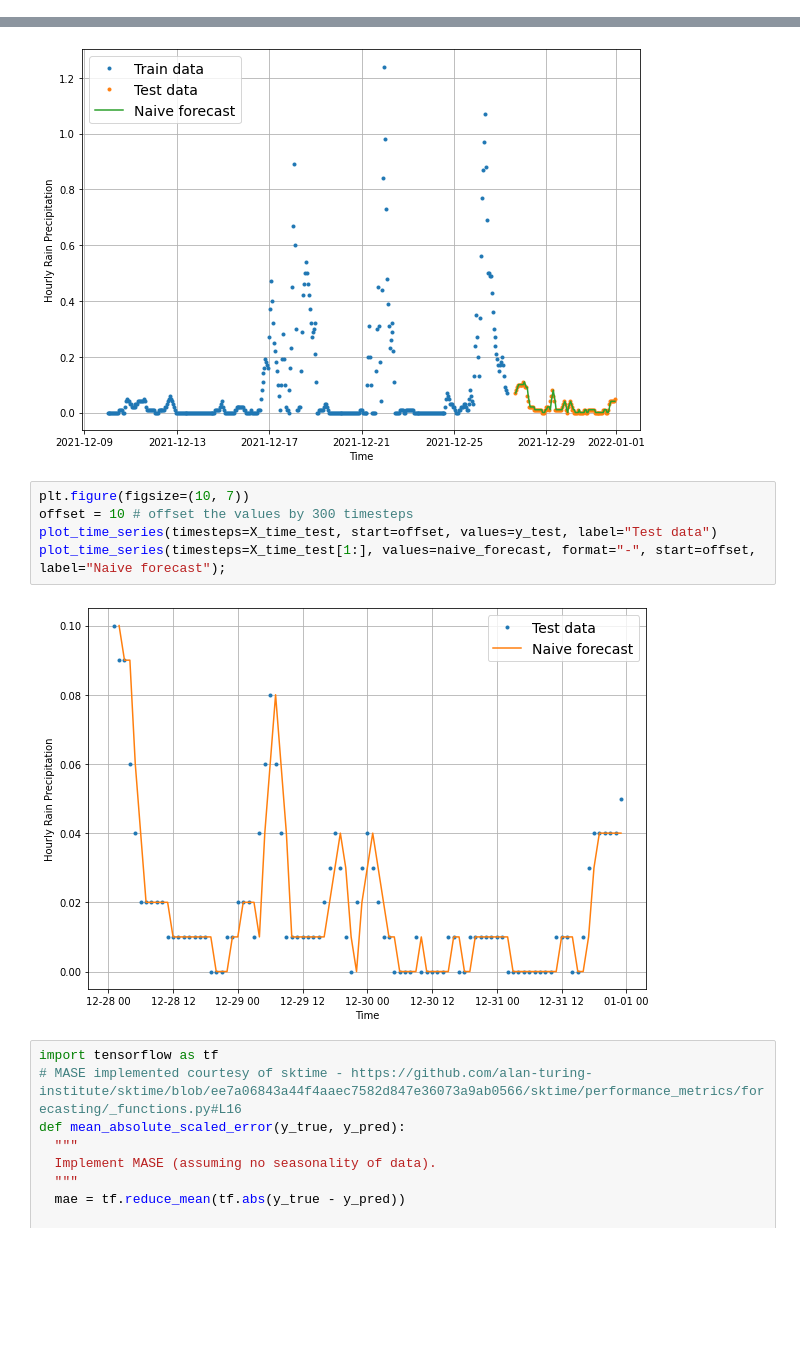
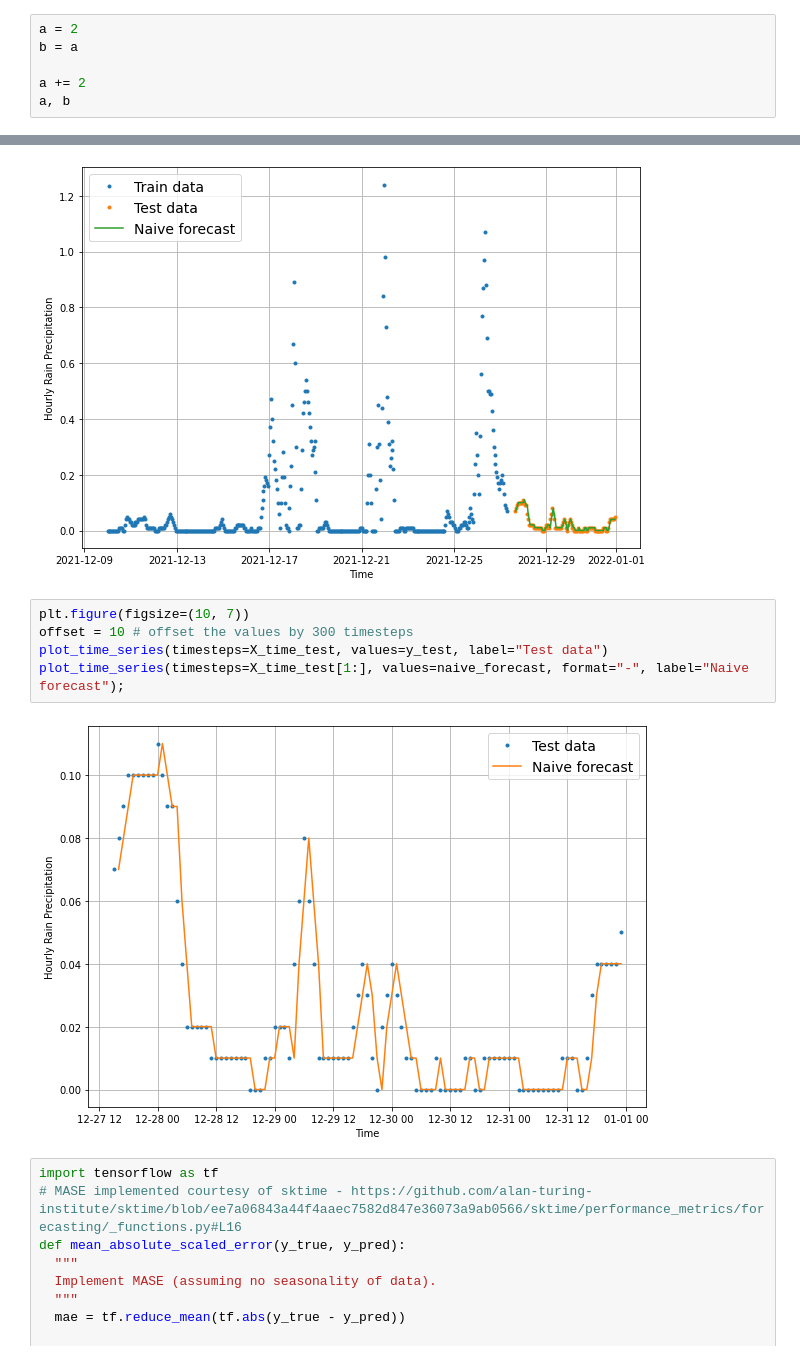
Before and after one commit to eRuaro/prac-research, a Jupyter notebook: Makati.ipynb, the cells around one changed output, grey strips where cells are left out. Drawn from its saved outputs; the diff is of its cells as text; blank space fills up the shorter version.

```diff
--- a/Makati.ipynb
+++ b/Makati.ipynb
@@ -268,3 +268,9 @@ df.head()
 | 2 | 1 | 1 | 121.03 | 14.57 | 24.3 | 0 | 1 | 9.6 | 71 | 2 | ... |
 | 3 | 1 | 1 | 121.03 | 14.57 | 24.1 | 0 | 1 | 8.3 | 68 | 2 | ... |
 | 4 | 1 | 1 | 121.03 | 14.57 | 24.0 | 0 | 1 | 8.2 | 59 | 2 | ... |
+# %%
+a = 2
+b = a
+
+a += 2
+a, b
@@ -378,10 +386,10 @@ plot_time_series(timesteps=X_time_test[1:], values=naive_forecast, format="-", l
 # %%
 plt.figure(figsize=(10, 7))
 offset = 10 # offset the values by 300 timesteps
-plot_time_series(timesteps=X_time_test, start=offset, values=y_test, label="Test data")
-plot_time_series(timesteps=X_time_test[1:], values=naive_forecast, format="-", start=offset, label="Naive forecast");
+plot_time_series(timesteps=X_time_test, values=y_test, label="Test data")
+plot_time_series(timesteps=X_time_test[1:], values=naive_forecast, format="-", label="Naive forecast");
 # %% [output]
-[figure, old version]
+[figure, new version]
 # %%
 import tensorflow as tf
 # MASE implemented courtesy of sktime - https://github.com/alan-turing-institute/sktime/blob/ee7a06843a44f4aaec7582d847e36073a9ab0566/sktime/performance_metrics/forecasting/_functions.py#L16
```
Also changed, not shown: parts of 9 cells of this notebook.
